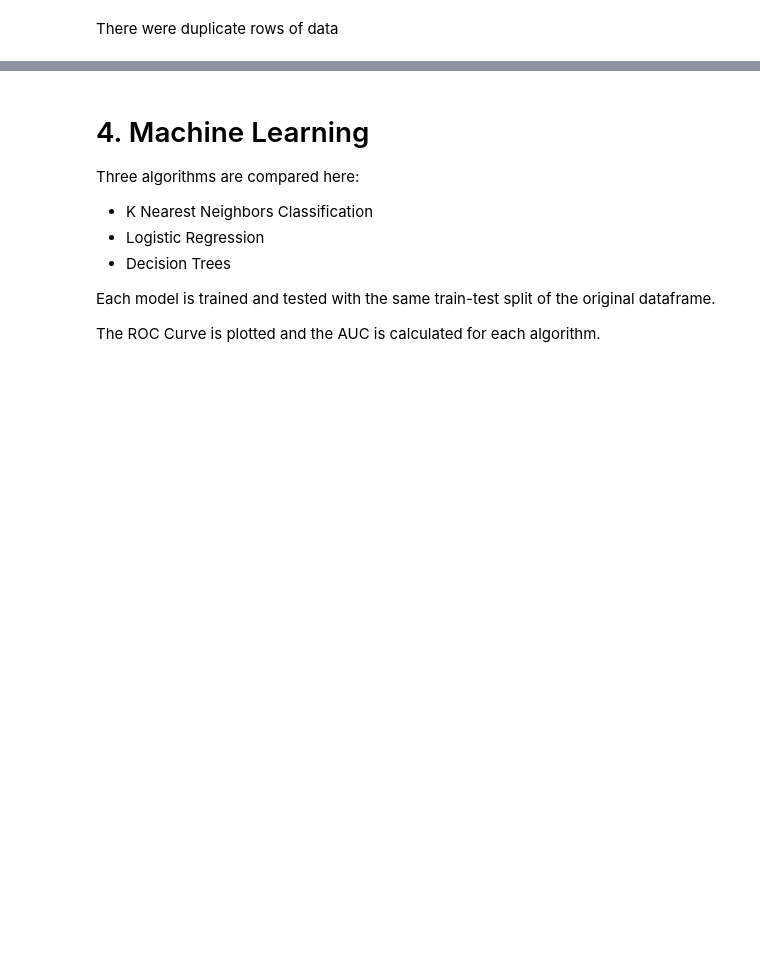
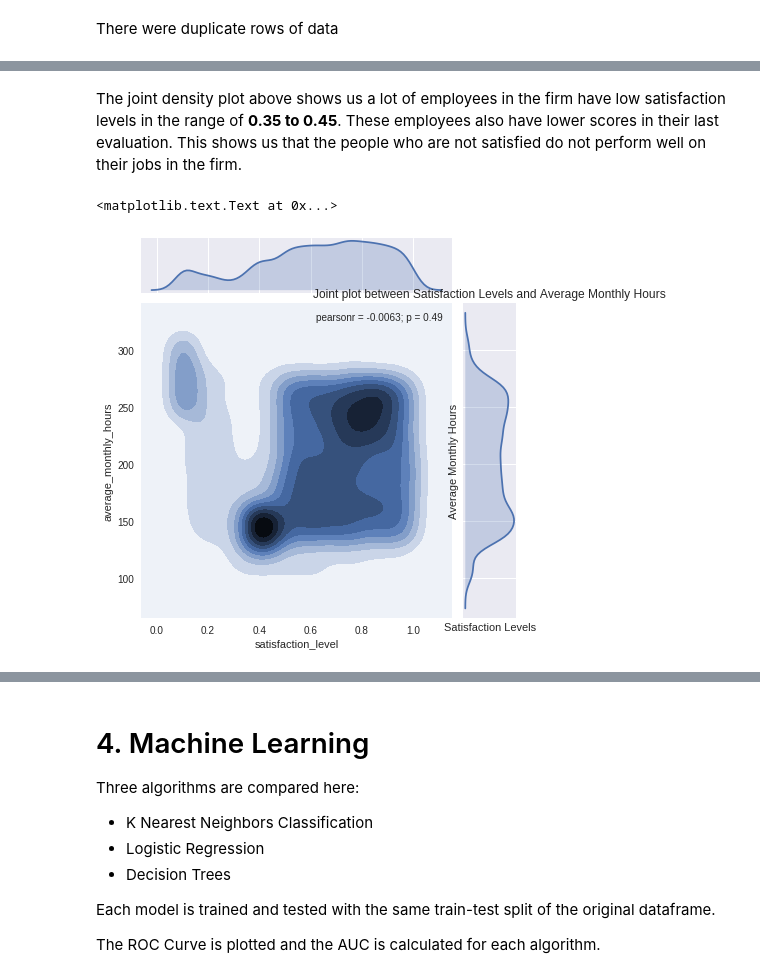
Before and after one commit to prajwaldp/kaggle-human-resource-analytics, a Jupyter notebook: report.ipynb, the cells around one changed output, grey strips where cells are left out. Drawn from its saved outputs; the diff is of its cells as text; code cells hidden in the pictures; blank space fills up the shorter version.

```diff
--- a/report.ipynb
+++ b/report.ipynb
@@ -126,0 +157,10 @@ import seaborn as sns
+# %% [markdown]
+The joint density plot above shows us a lot of employees in the firm have low satisfaction levels in the range of **0.35 to 0.45**. These employees also have lower scores in their last evaluation. This shows us that the people who are not satisfied do not perform well on their jobs in the firm.
+# %%
+sns.jointplot(x="satisfaction_level",y="average_monthly_hours", data=df, kind='kde')
+plt.xlabel("Satisfaction Levels")
+plt.ylabel("Average Monthly Hours")
+plt.title("Joint plot between Satisfaction Levels and Average Monthly Hours")
+# %% [output]
+<matplotlib.text.Text at 0x...>
+[figure, added]
```
Also changed, not shown: parts of 90 cells of this notebook.
